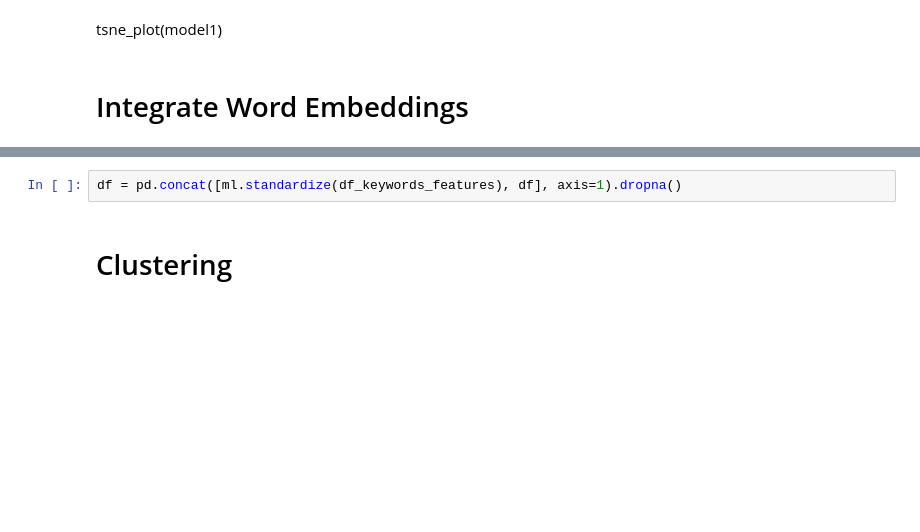
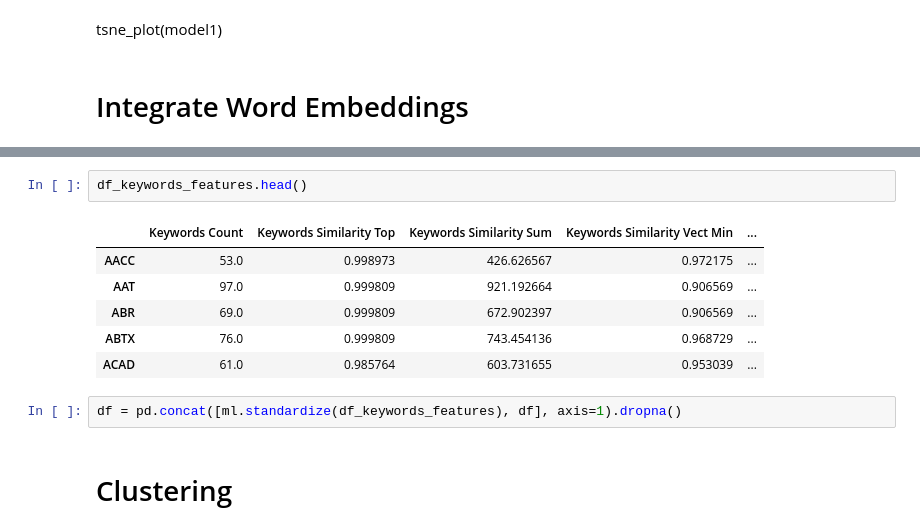
Before and after one commit to algonell/ipo-miner, a Jupyter notebook: Notebooks/4 Keywords.ipynb, the cells around one changed output, grey strips where cells are left out. Cells and saved outputs as stored; diff of their text form; blank space fills up the shorter version.

```diff
--- a/Notebooks/4 Keywords.ipynb
+++ b/Notebooks/4 Keywords.ipynb
@@ -174,3 +194,12 @@ ZZ list index out of range
+# %%
+df_keywords_features.head()
+# %% [output]
+|  | Keywords Count | Keywords Similarity Top | Keywords Similarity Sum | Keywords Similarity Vect Min | ... |
+| AACC | 53.0 | 0.998973 | 426.626567 | 0.972175 | ... |
+| AAT | 97.0 | 0.999809 | 921.192664 | 0.906569 | ... |
+| ABR | 69.0 | 0.999809 | 672.902397 | 0.906569 | ... |
+| ABTX | 76.0 | 0.999809 | 743.454136 | 0.968729 | ... |
+| ACAD | 61.0 | 0.985764 | 603.731655 | 0.953039 | ... |
 # %%
 df = pd.concat([ml.standardize(df_keywords_features), df], axis=1).dropna()
 # %% [markdown]
```
Also changed, not shown: parts of 7 cells of this notebook, 7 other files.
